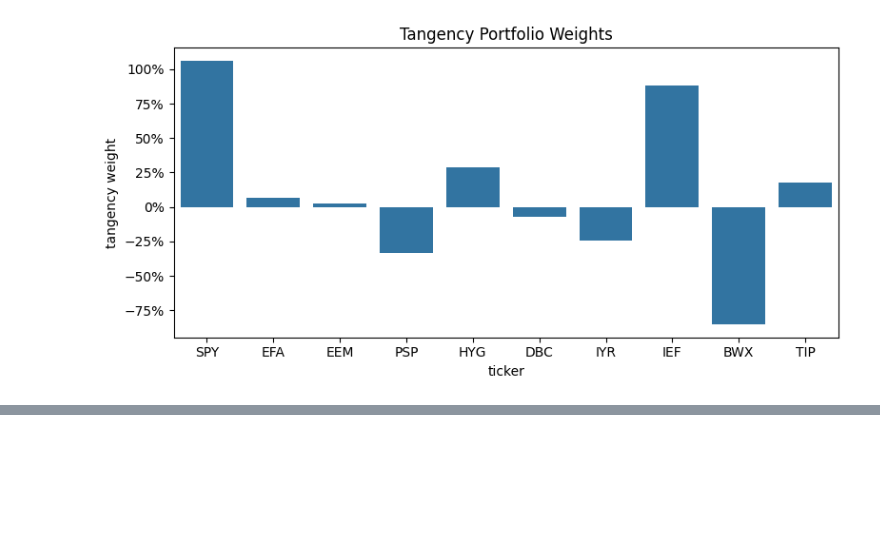
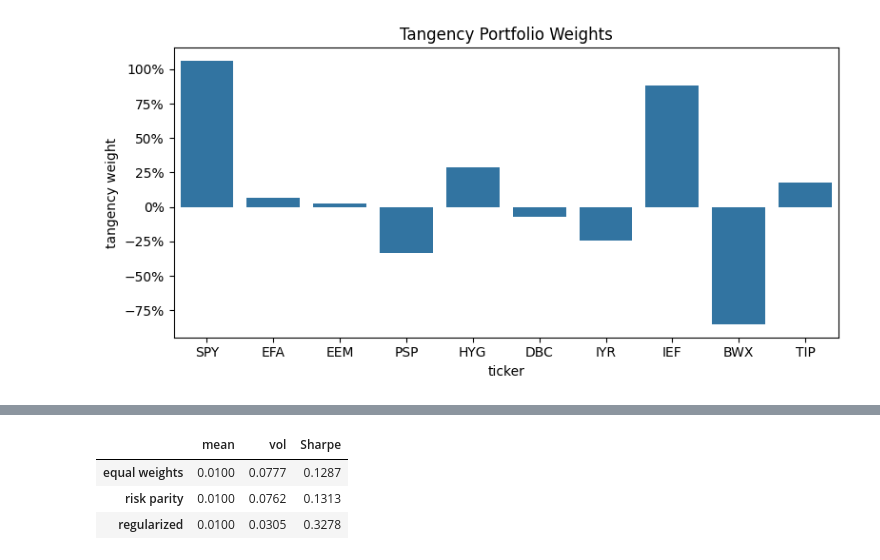
Before and after one commit to sidsahacodes/finm36700, a Jupyter notebook: 2. MVO_Sid.ipynb, the cells around one changed output, grey strips where cells are left out. Drawn from its saved outputs; the diff is of its cells as text; code cells hidden in the pictures; blank space fills up the shorter version.

```diff
--- a/2. MVO_Sid.ipynb
+++ b/2. MVO_Sid.ipynb
@@ -294,0 +565,26 @@ plt.show()
+# %%
+TARG_MEAN = 0.01                     # monthly target
+mu = retsx.mean()                     # asset excess-return means
+
+wts = pd.DataFrame(index=retsx.columns)
+
+wts['equal weights'] = 1/len(retsx.columns)
+wts['risk parity']  = 1/retsx.var()                   # ~ 1/sigma^2
+wts['regularized']  = tangency_weights(retsx, scale_cov=.5)  # uses Σ_hat
+
+# scale each column to hit target mean
+wts *= TARG_MEAN / (mu @ wts)
+
+# optional: compare performance
+retsP = retsx @ wts
+summary = pd.DataFrame({
+    'mean': retsP.mean(),
+    'vol':  retsP.std(ddof=1),
+    'Sharpe': retsP.mean()/retsP.std(ddof=1)
+})
+summary
+# %% [output]
+|  | mean | vol | Sharpe |
+| equal weights | 0.0100 | 0.0777 | 0.1287 |
+| risk parity | 0.0100 | 0.0762 | 0.1313 |
+| regularized | 0.0100 | 0.0305 | 0.3278 |
```
Also changed, not shown: parts of 16 cells of this notebook.
